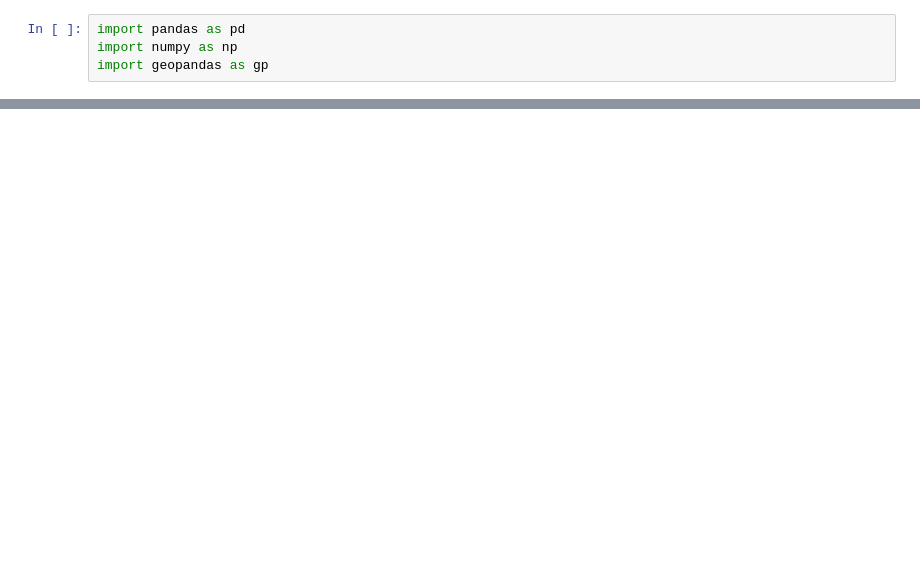
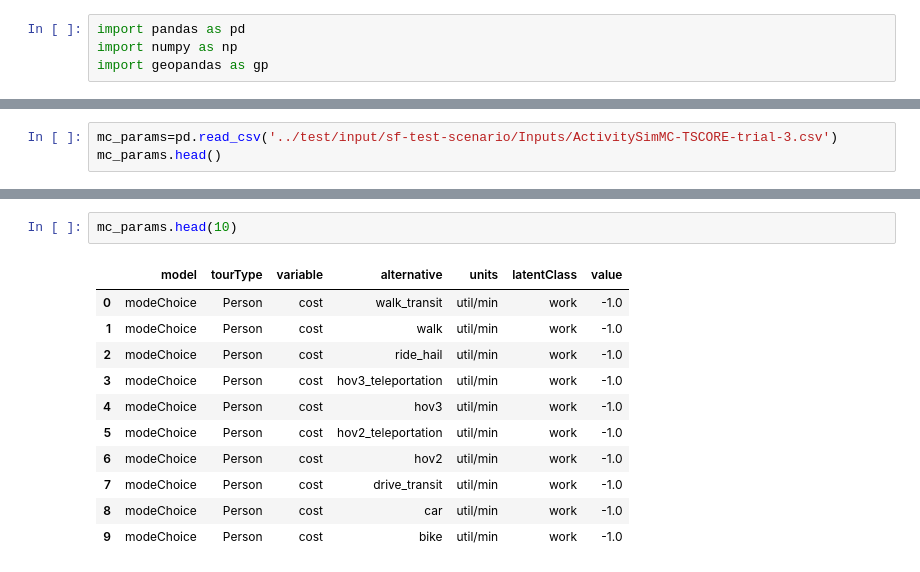
Before and after one commit to vsgo222/beam, a Jupyter notebook: output_analysis/Trips Comparison.ipynb, the cells around one changed output, grey strips where cells are left out. Cells and saved outputs as stored; diff of their text form; blank space fills up the shorter version.

```diff
--- a/output_analysis/Trips Comparison.ipynb
+++ b/output_analysis/Trips Comparison.ipynb
@@ -58,0 +115,3 @@ output_plans[output_plans['personId']=='63-2']
+# %%
+mc_params=pd.read_csv('../test/input/sf-test-scenario/Inputs/ActivitySimMC-TSCORE-trial-3.csv')
+mc_params.head()
@@ -58,0 +184,14 @@ output_plans[output_plans['personId']=='63-2']
+# %%
+mc_params.head(10)
+# %% [output]
+|  | model | tourType | variable | alternative | units | latentClass | value |
+| 0 | modeChoice | Person | cost | walk_transit | util/min | work | -1.0 |
+| 1 | modeChoice | Person | cost | walk | util/min | work | -1.0 |
+| 2 | modeChoice | Person | cost | ride_hail | util/min | work | -1.0 |
+| 3 | modeChoice | Person | cost | hov3_teleportation | util/min | work | -1.0 |
+| 4 | modeChoice | Person | cost | hov3 | util/min | work | -1.0 |
+| 5 | modeChoice | Person | cost | hov2_teleportation | util/min | work | -1.0 |
+| 6 | modeChoice | Person | cost | hov2 | util/min | work | -1.0 |
+| 7 | modeChoice | Person | cost | drive_transit | util/min | work | -1.0 |
+| 8 | modeChoice | Person | cost | car | util/min | work | -1.0 |
+| 9 | modeChoice | Person | cost | bike | util/min | work | -1.0 |
```
Also changed, not shown: parts of 25 cells of this notebook, 7 other files.
